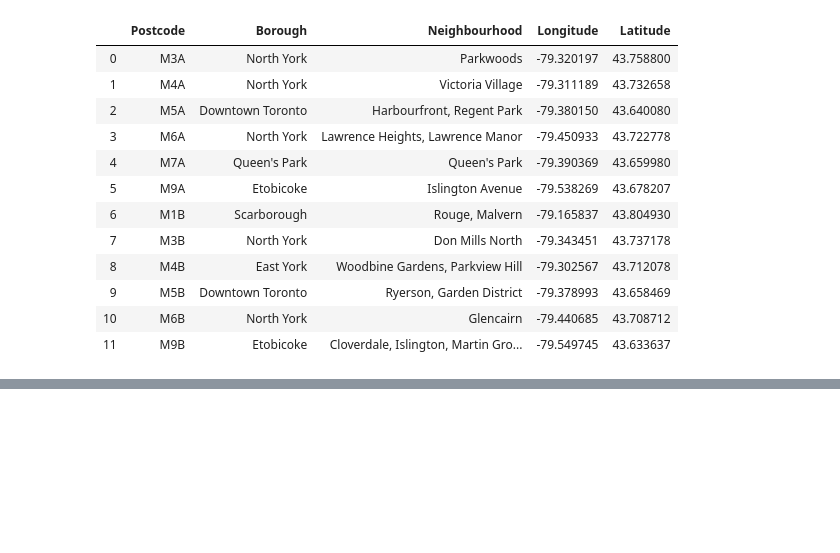
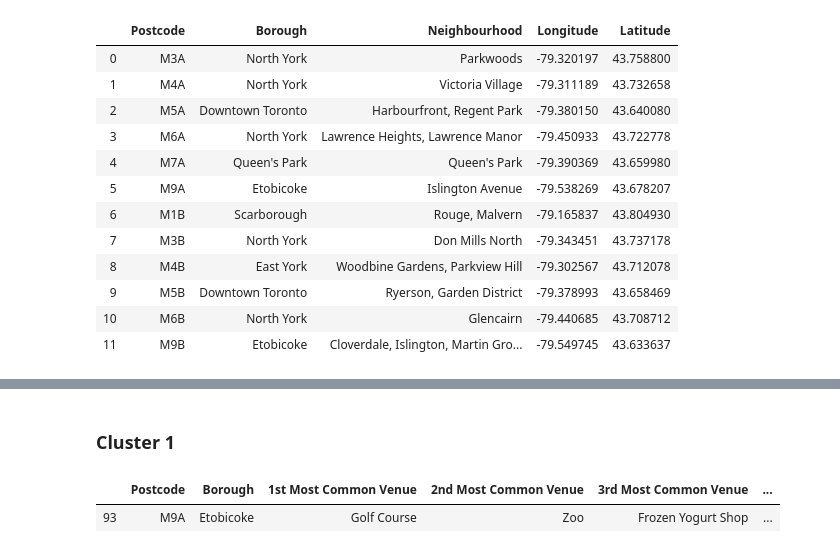
Before and after one commit to cmpear/Coursera_Capstone, a Jupyter notebook: Week3Project.ipynb, the cells around one changed output, grey strips where cells are left out. Cells and saved outputs as stored; diff of their text form; code cells hidden in the pictures; blank space fills up the shorter version.

```diff
--- a/Week3Project.ipynb
+++ b/Week3Project.ipynb
@@ -145,0 +266,7 @@ The shape of the table is: (103, 5)
+# %% [markdown]
+### Cluster 1
+# %%
+torontoSortedVenues.loc[torontoSortedVenues['Cluster'] ==1, list(torontoSortedVenues.columns[0:2]) + list(torontoSortedVenues.columns[4:9])]
+# %% [output]
+|  | Postcode | Borough | 1st Most Common Venue | 2nd Most Common Venue | 3rd Most Common Venue | ... |
+| 93 | M9A | Etobicoke | Golf Course | Zoo | Frozen Yogurt Shop | ... |
```
Also changed, not shown: parts of 26 cells of this notebook.
